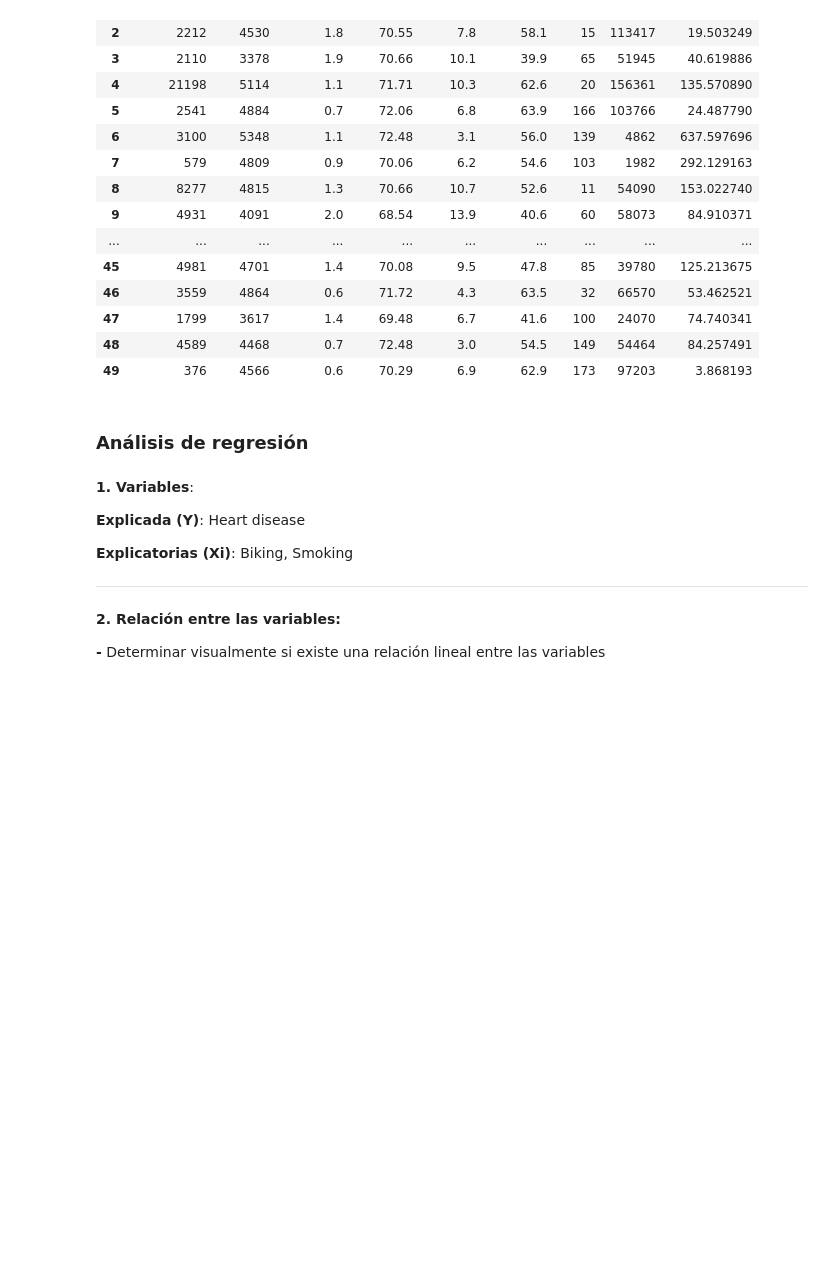
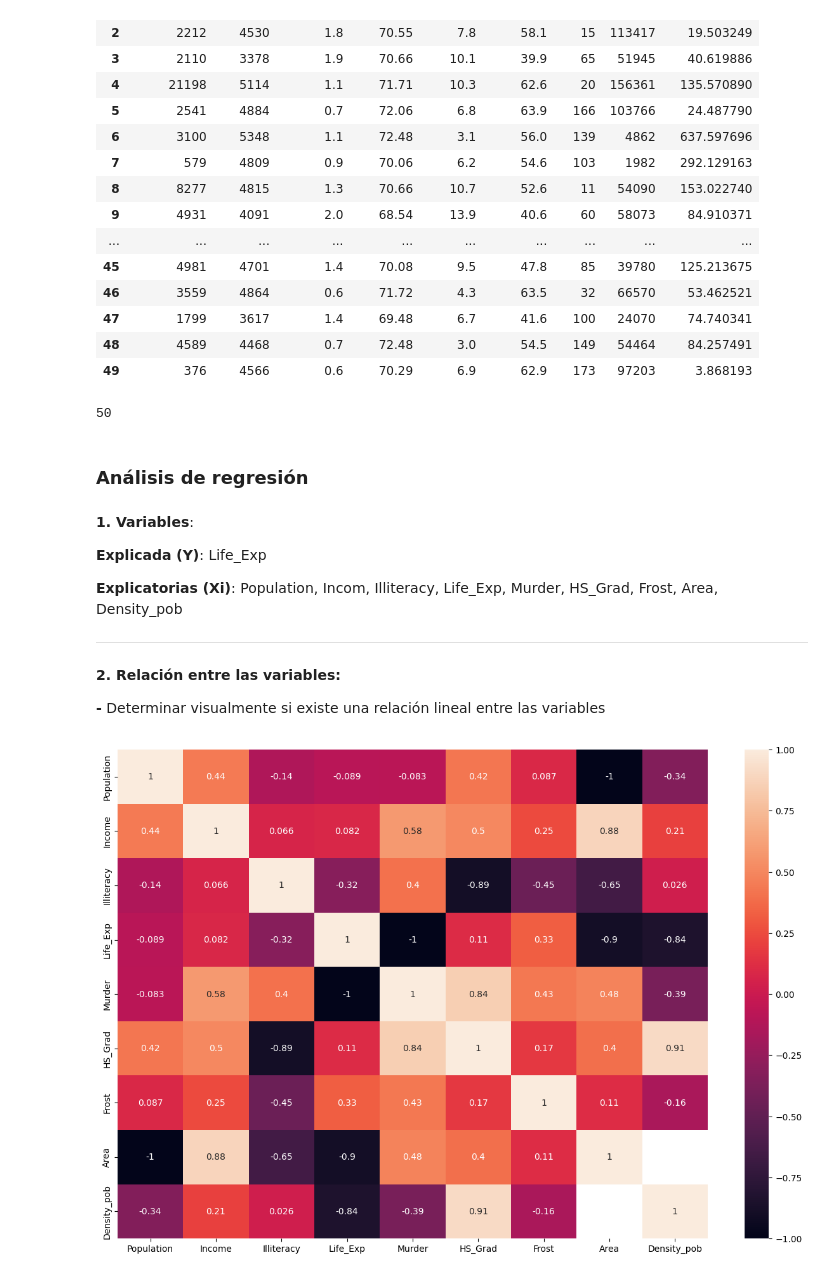
Before and after one commit to 2jcortesj2/info2, a Jupyter notebook: ESTADISTICA/Juan_regresion.ipynb, the cells around one changed output. Drawn from its saved outputs; the diff is of its cells as text; code cells hidden in the pictures; blank space fills up the shorter version.

```diff
--- a/ESTADISTICA/Juan_regresion.ipynb
+++ b/ESTADISTICA/Juan_regresion.ipynb
@@ -26,16 +26,27 @@ df_state
 | 49 | 376 | 4566 | 0.6 | 70.29 | 6.9 | 62.9 | 173 | 97203 | 3.868193 |
 # %%
 df_state_z = (df_state - df_state.mean()) / df_state.std()
+df_state_test = df_state_z.apply(lambda x: np.sqrt(x))
+
+len(df_state_test)
+# %% [output]
+50
 # %% [markdown]
 ### Análisis de regresión
 # %% [markdown]
 **1. Variables**:
 
-**Explicada (Y)**: Heart disease
+**Explicada (Y)**: Life_Exp
 
-**Explicatorias (Xi)**: Biking, Smoking
+**Explicatorias (Xi)**: Population, Incom, Illiteracy, Life_Exp, Murder, HS_Grad, Frost, Area, Density_pob
 ____
 
 **2. Relación entre las variables:**
 
 **-** Determinar visualmente si existe una relación lineal entre las variables
+# %%
+plt.figure(figsize=(15,10))
+sns.heatmap(df_state_test.corr(),fmt='.2g',annot=True)
+plt.show()
+# %% [output]
+[figure, added]
```
Also changed, not shown: parts of 2 cells of this notebook.
